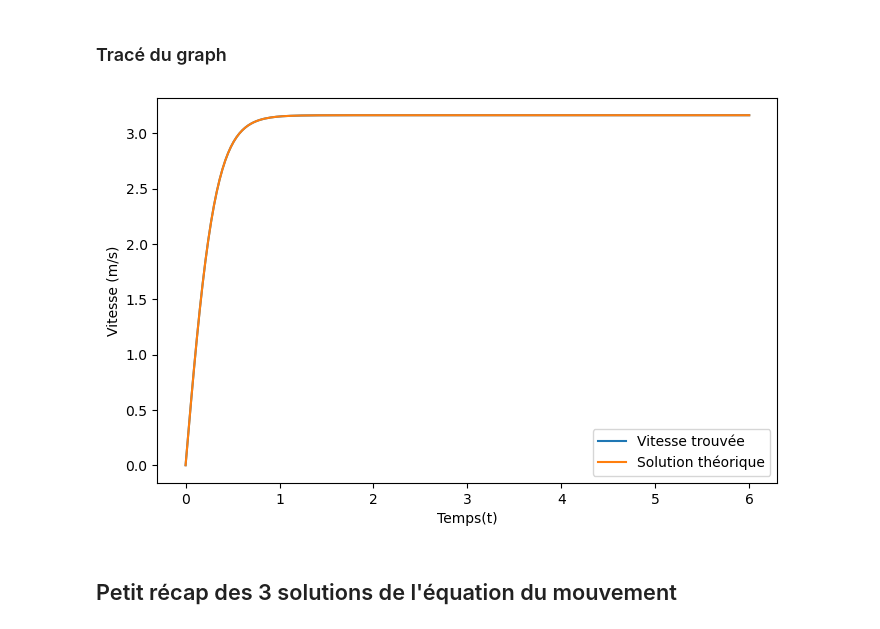
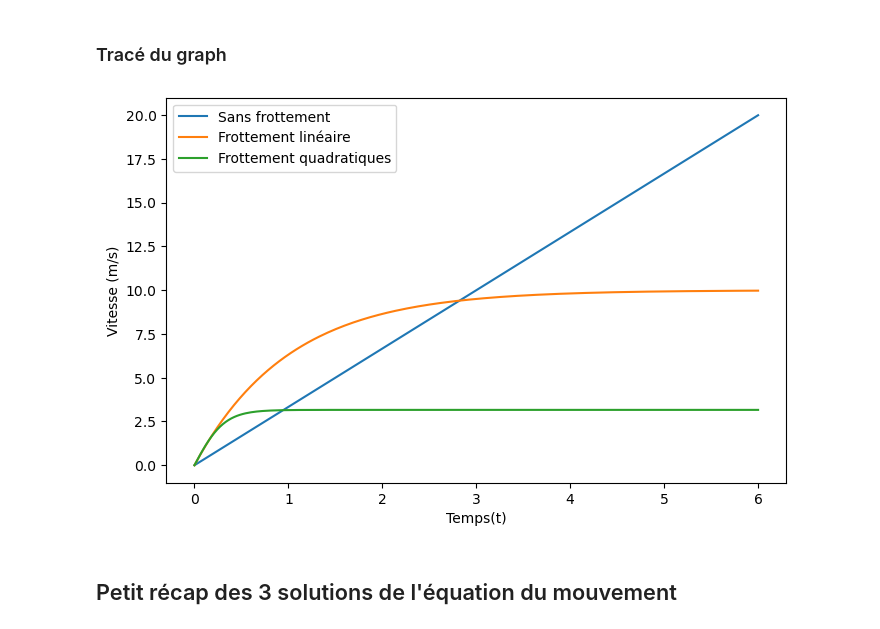
Before and after one commit to Brice-KENGNI-ZANGUIM/Python-pour-les-Mathematiques, a Jupyter notebook: Bibliothèque Scipy.ipynb, the cells around one changed output. Drawn from its saved outputs; the diff is of its cells as text; code cells hidden in the pictures.

```diff
--- a/Bibliothèque Scipy.ipynb
+++ b/Bibliothèque Scipy.ipynb
@@ -544,7 +545,6 @@ def solution_théorique ( t ):
 <h3> Résolution de l'équation différentielle
 # %%
 v0 = 0
-t = np.linspace(0, 6, 200)
 solution_1 = odeint(dv_over_dt, v0, t)
 # %%
 v_solution_1 = solution_1.T[0]
@@ -588,7 +588,6 @@ def solution_théorique_2 ( t ):
 <h3> Résolution de l'équation différentielle
 # %%
 v0 = 0
-t = np.linspace(0, 6, 200)
 solution_2 = odeint(dv_over_dt, v0, t)
 # %%
 v_solution_2 = solution_2.T[0]
@@ -597,16 +596,18 @@ v_solution_2 = solution_2.T[0]
 # %%
 plt.figure(figsize=(8,5))
 
-plt.plot(t, v_solution_2, label="Vitesse trouvée")
-plt.plot(t , solution_théorique_2(t) , label ="Solution théorique")
+plt.plot(t, v_solution_0, label="Sans frottement")
+plt.plot(t , v_solution_1 , label ="Frottement linéaire")
+plt.plot(t , v_solution_2, label ="Frottement quadratiques")
+
 
 plt.xlabel("Temps(t)")
 plt.ylabel("Vitesse (m/s)")
 
 plt.legend()
 plt.show()
 # %% [output]
-[figure, old version]
+[figure, new version]
 # %% [markdown]
 <h2> Petit récap des 3 solutions de l'équation du mouvement
 # %%
```
Also changed, not shown: parts of 2 cells of this notebook.
